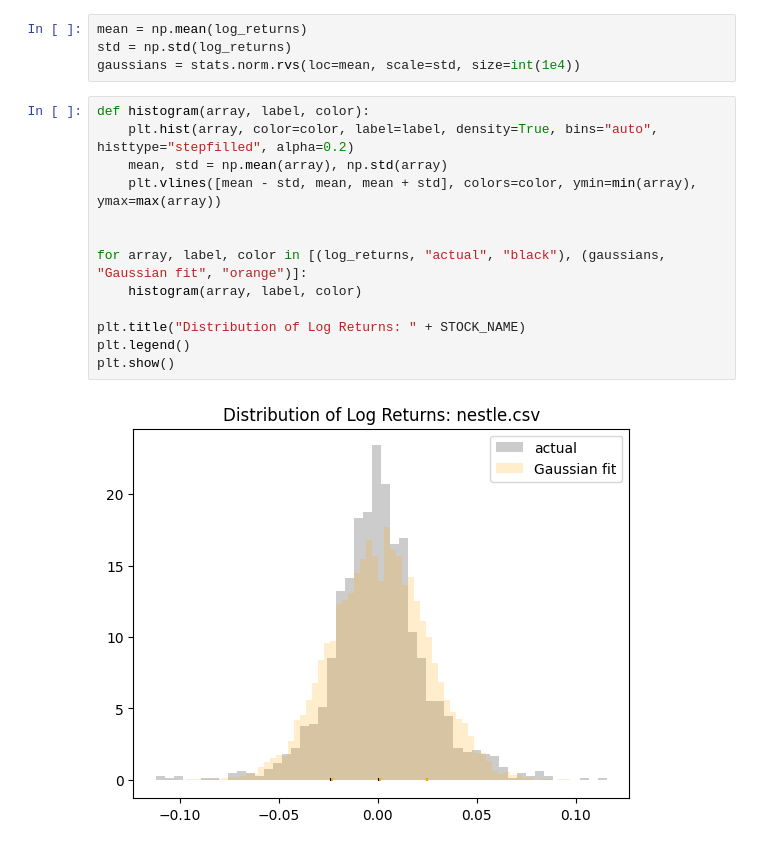
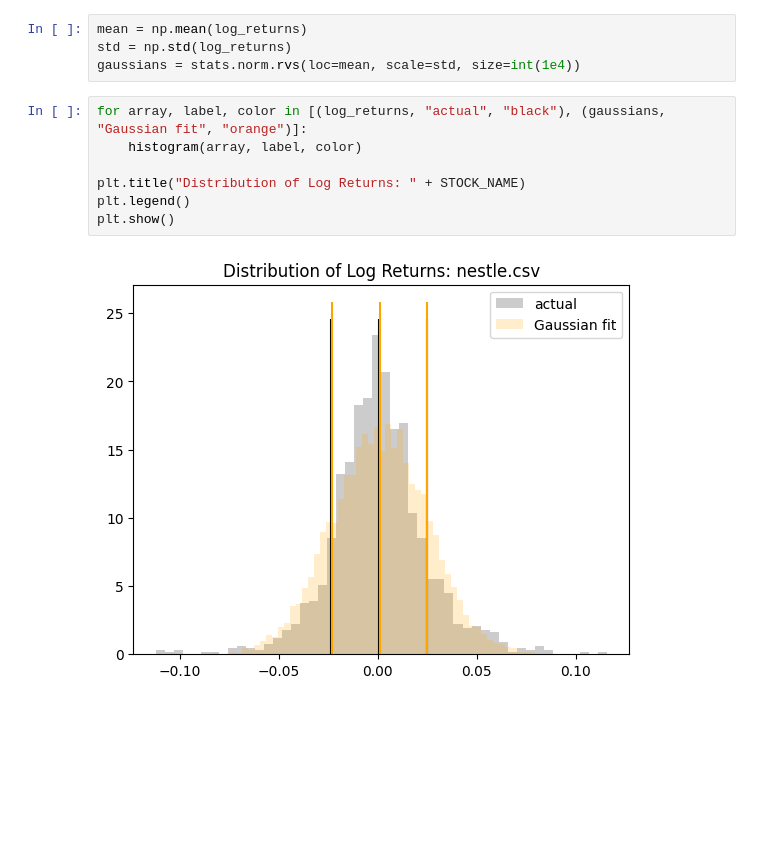
Before and after one commit to viviankessler/neural-sde, a Jupyter notebook: normal_distribution.ipynb, the cells around one changed output. Cells and saved outputs as stored; diff of their text form; blank space fills up the shorter version.

```diff
--- a/normal_distribution.ipynb
+++ b/normal_distribution.ipynb
@@ -29,17 +30,11 @@ mean = np.mean(log_returns)
 std = np.std(log_returns)
 gaussians = stats.norm.rvs(loc=mean, scale=std, size=int(1e4))
 # %%
-def histogram(array, label, color):
-    plt.hist(array, color=color, label=label, density=True, bins="auto", histtype="stepfilled", alpha=0.2)
-    mean, std = np.mean(array), np.std(array)
-    plt.vlines([mean - std, mean, mean + std], colors=color, ymin=min(array), ymax=max(array))
-
-
 for array, label, color in [(log_returns, "actual", "black"), (gaussians, "Gaussian fit", "orange")]:
     histogram(array, label, color)
 
 plt.title("Distribution of Log Returns: " + STOCK_NAME)
 plt.legend()
 plt.show()
 # %% [output]
-[figure, old version]
+[figure, new version]
```
Also changed, not shown: parts of 1 cell of this notebook, 4 other files.
